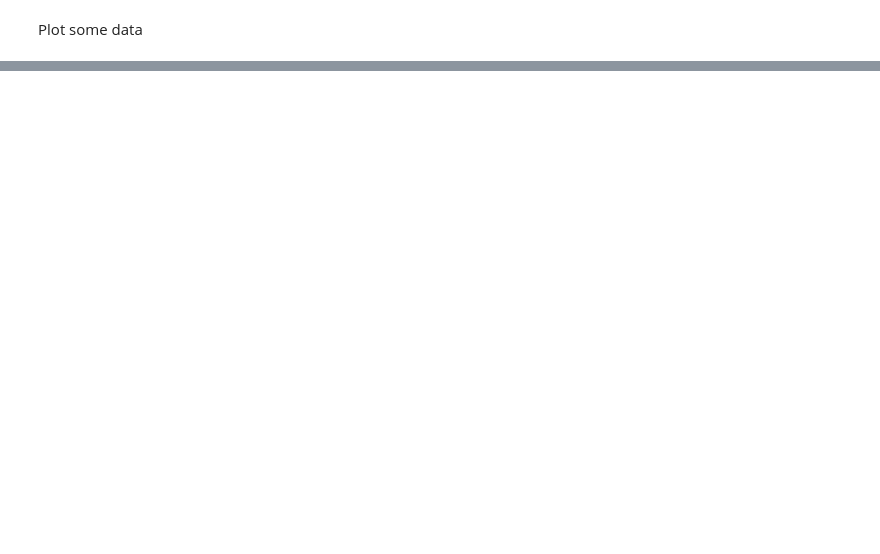
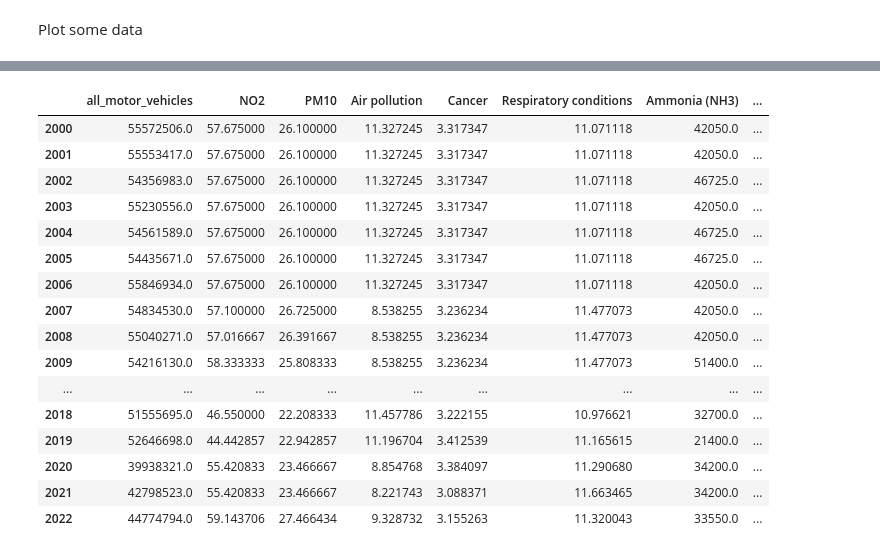
Before and after one commit to GuilhermeCasal/DataManagementFCD, a Jupyter notebook: env_analisys1.ipynb, the cells around one changed output, grey strips where cells are left out. Saved outputs shown, nothing was run; the diff lists cells and outputs as text; code cells hidden in the pictures; blank space fills up the shorter version.

```diff
--- a/env_analisys1.ipynb
+++ b/env_analisys1.ipynb
@@ -480,0 +510,5 @@ data_pol
+# %%
+merged_df = data_traf.join(data_air,how="outer")
+merged_df = merged_df.join(data_health,how="outer")
+merged_df = merged_df.join(data_pol,how="outer")
+merged_df
@@ -480,0 +533,31 @@ data_pol
+# %%
+# Reset the index of merged_df
+index = merged_df.index
+merged_df.reset_index(drop=True, inplace=True)
+
+# Initialize KNNImputer
+imputer = KNNImputer(n_neighbors=2)
+
+# Fill missing values using KNN
+merged_df = pd.DataFrame(imputer.fit_transform(merged_df), columns=merged_df.columns)
+
+merged_df = merged_df.set_index(index)
+merged_df
+# %% [output]
+|  | all_motor_vehicles | NO2 | PM10 | Air pollution | Cancer | Respiratory conditions | Ammonia (NH3) | ... |
+| 2000 | 55572506.0 | 57.675000 | 26.100000 | 11.327245 | 3.317347 | 11.071118 | 42050.0 | ... |
+| 2001 | 55553417.0 | 57.675000 | 26.100000 | 11.327245 | 3.317347 | 11.071118 | 42050.0 | ... |
+| 2002 | 54356983.0 | 57.675000 | 26.100000 | 11.327245 | 3.317347 | 11.071118 | 46725.0 | ... |
+| 2003 | 55230556.0 | 57.675000 | 26.100000 | 11.327245 | 3.317347 | 11.071118 | 42050.0 | ... |
+| 2004 | 54561589.0 | 57.675000 | 26.100000 | 11.327245 | 3.317347 | 11.071118 | 46725.0 | ... |
+| 2005 | 54435671.0 | 57.675000 | 26.100000 | 11.327245 | 3.317347 | 11.071118 | 46725.0 | ... |
+| 2006 | 55846934.0 | 57.675000 | 26.100000 | 11.327245 | 3.317347 | 11.071118 | 42050.0 | ... |
+| 2007 | 54834530.0 | 57.100000 | 26.725000 | 8.538255 | 3.236234 | 11.477073 | 42050.0 | ... |
+| 2008 | 55040271.0 | 57.016667 | 26.391667 | 8.538255 | 3.236234 | 11.477073 | 42050.0 | ... |
+| 2009 | 54216130.0 | 58.333333 | 25.808333 | 8.538255 | 3.236234 | 11.477073 | 51400.0 | ... |
+| ... | ... | ... | ... | ... | ... | ... | ... | ... |
+| 2018 | 51555695.0 | 46.550000 | 22.208333 | 11.457786 | 3.222155 | 10.976621 | 32700.0 | ... |
+| 2019 | 52646698.0 | 44.442857 | 22.942857 | 11.196704 | 3.412539 | 11.165615 | 21400.0 | ... |
+| 2020 | 39938321.0 | 55.420833 | 23.466667 | 8.854768 | 3.384097 | 11.290680 | 34200.0 | ... |
+| 2021 | 42798523.0 | 55.420833 | 23.466667 | 8.221743 | 3.088371 | 11.663465 | 34200.0 | ... |
+| 2022 | 44774794.0 | 59.143706 | 27.466434 | 9.328732 | 3.155263 | 11.320043 | 33550.0 | ... |
```
Also changed, not shown: parts of 19 cells of this notebook.
